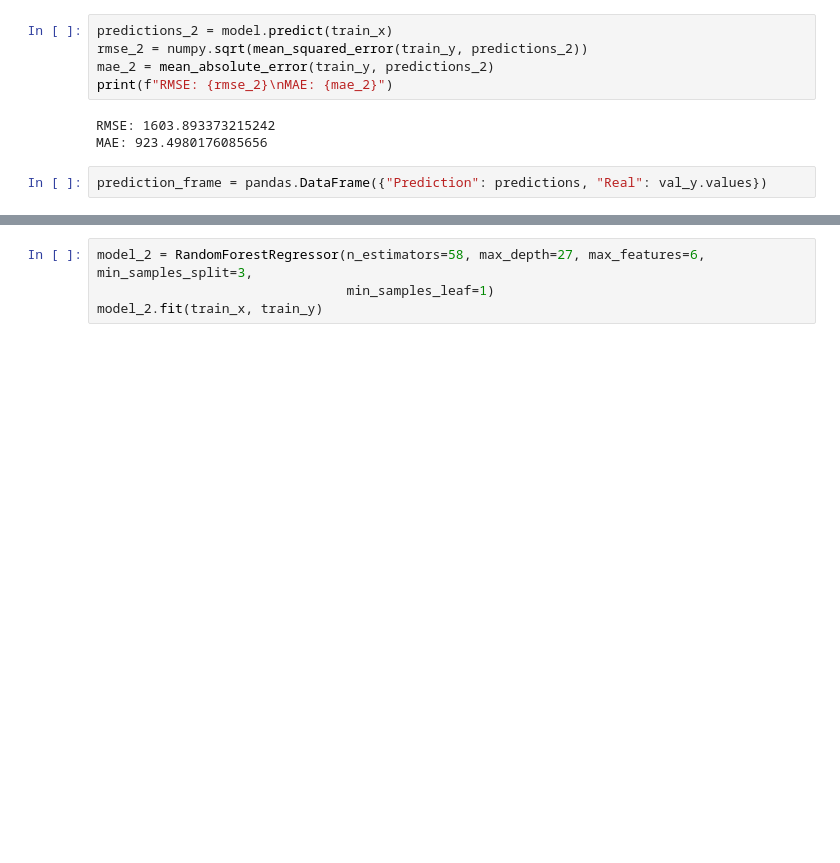
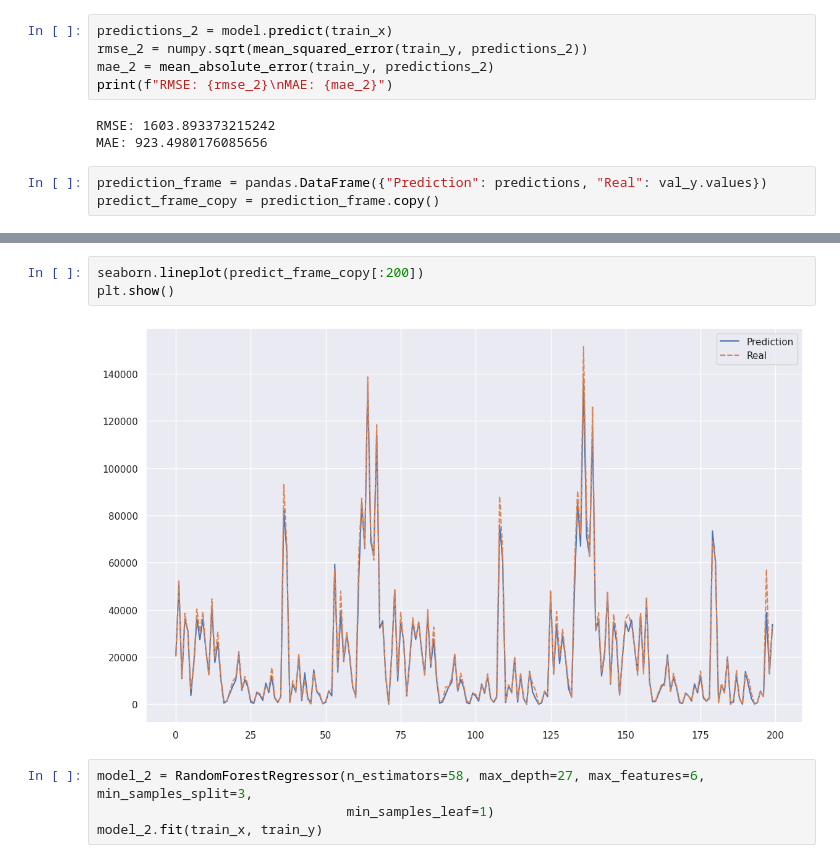
Before and after one commit to Viynne/Sales_forecast, a Jupyter notebook: walmart_forecast_xgboost.ipynb, the cells around one changed output, grey strips where cells are left out. Cells and saved outputs as stored; diff of their text form; blank space fills up the shorter version.

```diff
--- a/walmart_forecast_xgboost.ipynb
+++ b/walmart_forecast_xgboost.ipynb
@@ -481,3 +485,4 @@ RMSE: 1603.893373215242
 MAE: 923.4980176085656
 # %%
 prediction_frame = pandas.DataFrame({"Prediction": predictions, "Real": val_y.values})
+predict_frame_copy = prediction_frame.copy()
@@ -498,3 +565,8 @@ prediction_frame.head(10)
+# %%
+seaborn.lineplot(predict_frame_copy[:200])
+plt.show()
+# %% [output]
+[figure, added]
 # %%
 model_2 = RandomForestRegressor(n_estimators=58, max_depth=27, max_features=6, min_samples_split=3,
                                 min_samples_leaf=1)
```
Also changed, not shown: parts of 16 cells of this notebook.
